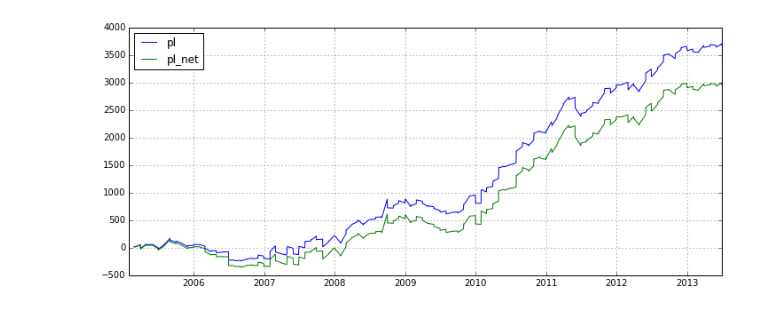
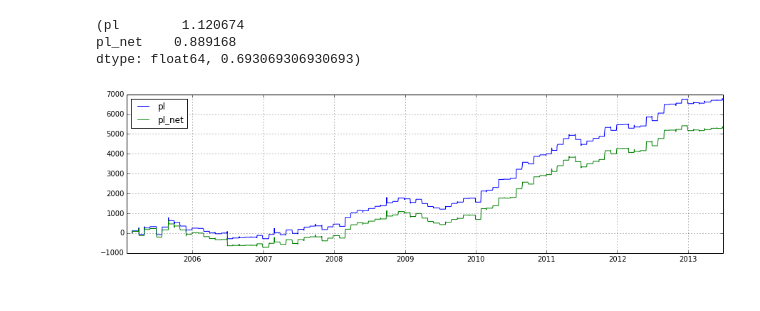
Before and after one commit to zhaovin/Convexity, a Jupyter notebook: event timing/code/Month End US.ipynb, the cells around one changed output. Saved outputs shown, nothing was run; the diff lists cells and outputs as text; code cells hidden in the pictures.

```diff
--- a/event timing/code/Month End US.ipynb
+++ b/event timing/code/Month End US.ipynb
@@ -69,7 +73,7 @@ def get_event_data(day_st, day_end, time_interval, Events_dates, df_data_all, df
     event_data_vol_adj = event_data /event_vol[:, np.newaxis]
     return event_data, event_vol, event_data_vol_adj, event_data_date_time
 # %%
-day_st = -1
+day_st = -2
 day_end = 2  # T+2 excluded
 event_data, event_vol, event_data_vol_adj, event_data_date_time = get_event_data(day_st = day_st, day_end = day_end, time_interval= time_interval, Events_dates = ME_dates, df_data_all = df_data_all, df_ATR = df_ATR, dates = dates)
 # %%
@@ -127,0 +113,30 @@ plot(pos_curve[-1, :], 'b-.')
+# %%
+rcParams['figure.figsize'] = 15, 4
+pos_curve = 1.*pos_curve_1 + 1.0*pos_curve_2
+pos_curve[:, 3*time_int_n:] = 0
+pos_curve[:, :1*time_int_n] = 0
+ME_dates_str = [idate.strftime("%Y-%m-%d") for idate in ME_dates]
+time_interval_str = [itime.strftime("%H:%M") for itime in time_interval*(day_end -day_st)]
+
+#convert pos to dataframe
+df_pos_curve = pd.DataFrame(data = pos_curve, index = ME_dates, columns=time_interval_str)
+df_pos_curve['2013':].T.plot()
+#df_pos_curve.ix['2012-01-31'].T.plot()
+for i in range(1,day_end - day_st):
+    axvline(x= i*time_int_n-1, color = 'k')
+legend(loc = 'best')
+df_pos_curve['2012'].T.plot()
+#df_pos_curve.ix['2012-01-31'].T.plot()
+for i in range(1,day_end - day_st):
+    axvline(x= i*time_int_n-1, color = 'k')
+legend(loc = 'lower left')
+df_pos_curve['2011'].T.plot()
+#df_pos_curve.ix['2012-01-31'].T.plot()
+for i in range(1,day_end - day_st):
+    axvline(x= i*time_int_n-1, color = 'k')
+legend(loc = 'lower left')
+df_pos_curve['2006'].T.plot()
+#df_pos_curve.ix['2012-01-31'].T.plot()
+for i in range(1,day_end - day_st):
+    axvline(x= i*time_int_n-1, color = 'k')
+legend(loc = 'lower left')
@@ -128,28 +149,32 @@ plot(pos_curve[-1, :], 'b-.')
 # %%
 #PL calculation
 FS = 1000000
 gearing = 20
 cost_const = 0.5*(1.0/64)
 
 df_pos_curve = pd.DataFrame(pos_curve, index = df_data.index)
 s_vol = pd.Series(data = event_vol, index= df_data.index)
 df_pos = df_pos_curve.shift(1).div(s_vol, axis = 0)*FS/gearing
 pl = df_pos.values*df_data.T.diff(1).T.values
 cost = cost_const*df_pos.T.diff(1).T.fillna(value = 0).abs().values
 df_pl = pd.DataFrame({'pl':pl.flatten(), 'pl_net':(pl-cost).flatten()},index = data_date_time.flatten())
 
 # convert to daily PL
 daily_pl = df_pl.groupby(lambda x: x.date()).sum()
 daily_pl.cumsum().plot()
 
 #PL analysis
 btest = btestlib.Backtest(params)
 calendar_dates = pd.date_range(start = daily_pl.index[0], end = daily_pl.index[-1], freq='B')
 IR = btest.calc_IR(daily_pl.reindex(index = calendar_dates, fill_value= 0), annual_factor= 252)
 hit_ratio = et.get_hit_ratio(pl)
 hit_ratio_net = et.get_hit_ratio(pl - cost)
+IR, hit_ratio
 # %% [output]
+(pl        1.120674
+pl_net    0.889168
+dtype: float64, 0.693069306930693)
-[figure, old version]
+[figure, new version]
 # %%
 # ES
 contract = 'ES'
```
Also changed, not shown: parts of 14 cells of this notebook, 9 other files.
